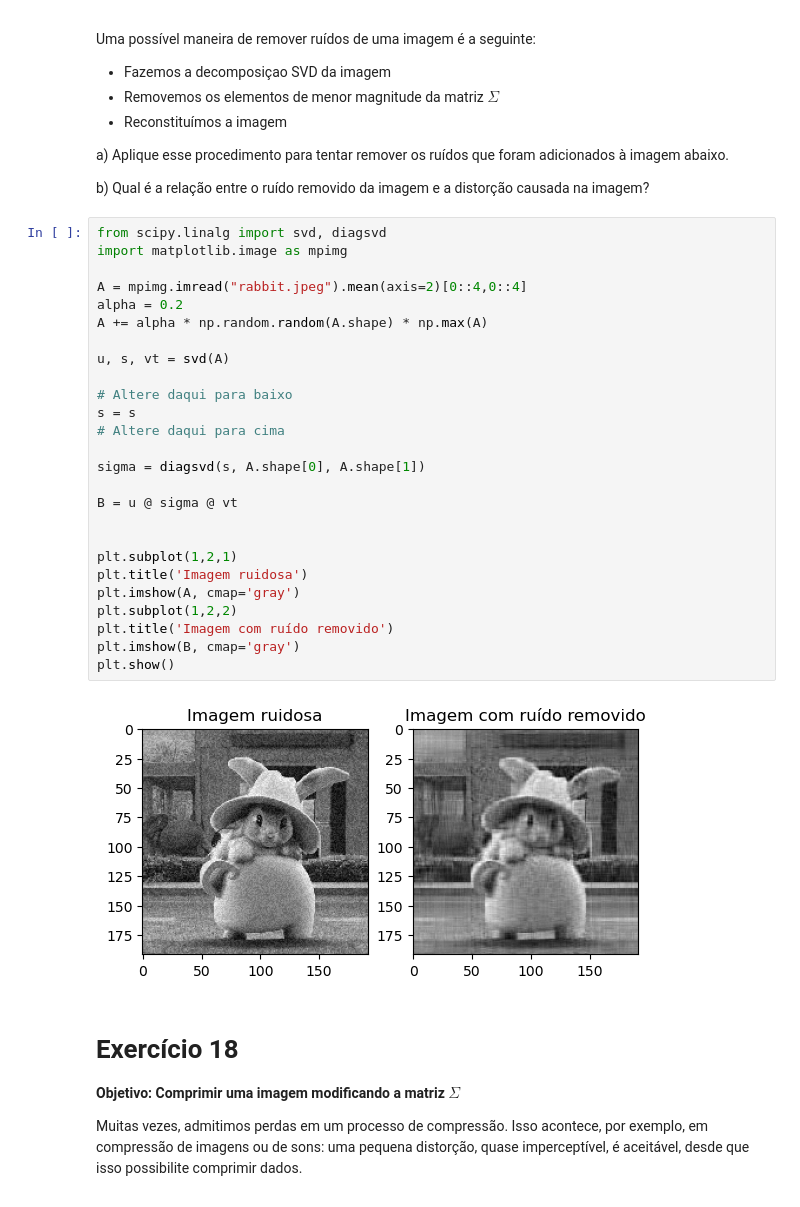
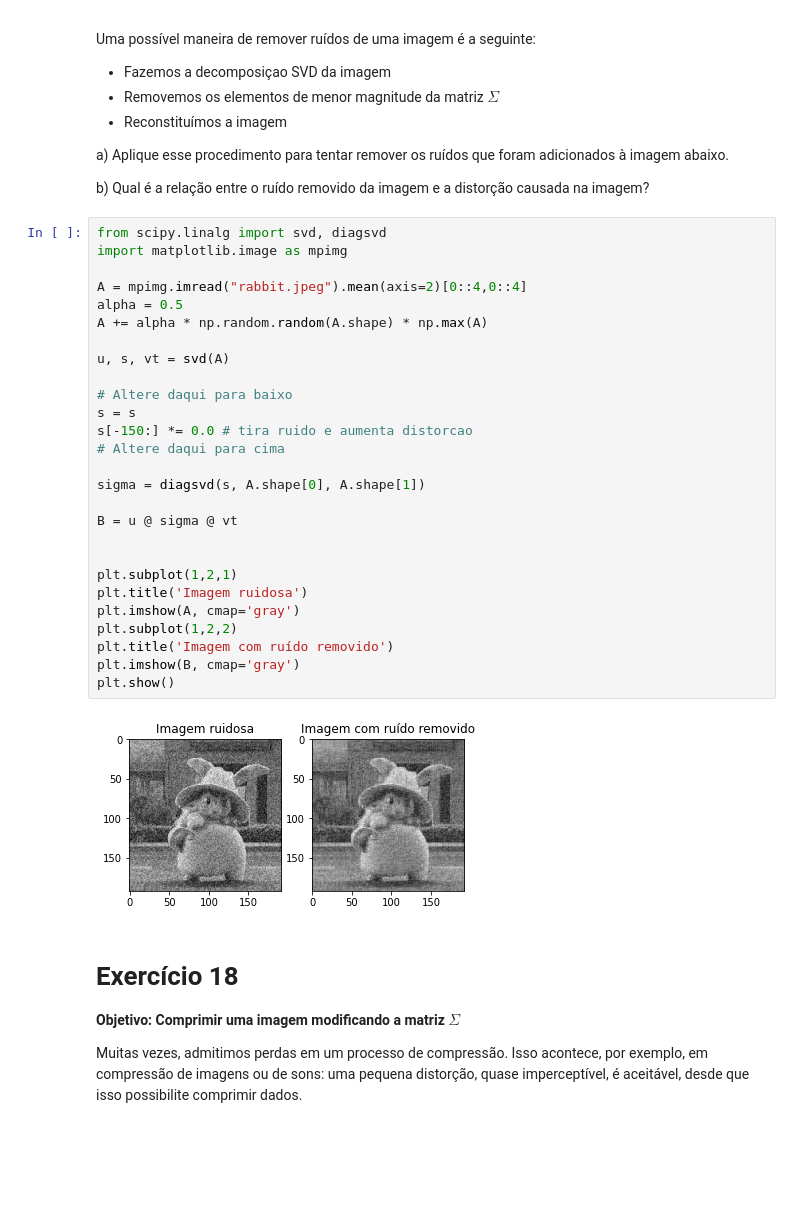
Before and after one commit to PedroPertusi/alglin-alunos, a Jupyter notebook: 05-autovetores_e_autovalores.ipynb, the cells around one changed output. Saved outputs shown, nothing was run; the diff lists cells and outputs as text; blank space fills up the shorter version.

```diff
--- a/05-autovetores_e_autovalores.ipynb
+++ b/05-autovetores_e_autovalores.ipynb
@@ -803,31 +806,32 @@ b) Qual é a relação entre o ruído removido da imagem e a distorção causada
 # %%
 from scipy.linalg import svd, diagsvd
 import matplotlib.image as mpimg
 
 A = mpimg.imread("rabbit.jpeg").mean(axis=2)[0::4,0::4]
-alpha = 0.2
+alpha = 0.5
 A += alpha * np.random.random(A.shape) * np.max(A)
 
 u, s, vt = svd(A)
 
 # Altere daqui para baixo
 s = s
+s[-150:] *= 0.0 # tira ruido e aumenta distorcao
 # Altere daqui para cima
 
 sigma = diagsvd(s, A.shape[0], A.shape[1])
 
 B = u @ sigma @ vt
 
 
 plt.subplot(1,2,1)
 plt.title('Imagem ruidosa')
 plt.imshow(A, cmap='gray')
 plt.subplot(1,2,2)
 plt.title('Imagem com ruído removido')
 plt.imshow(B, cmap='gray')
 plt.show()
 # %% [output]
-[figure, old version]
+[figure, new version]
 # %% [markdown]
 # Exercício 18
 **Objetivo: Comprimir uma imagem modificando a matriz $\Sigma$**
```
Also changed, not shown: parts of 3 cells of this notebook.
